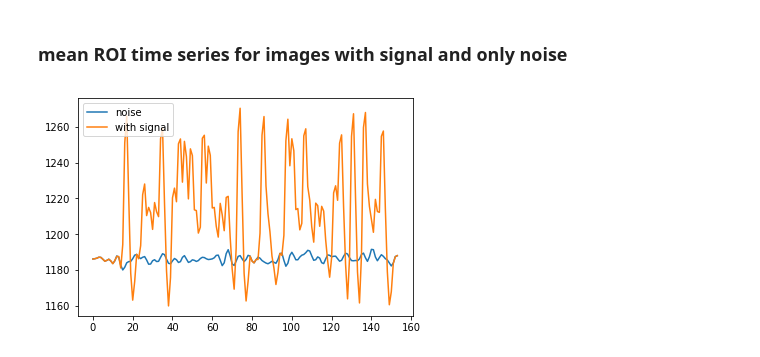
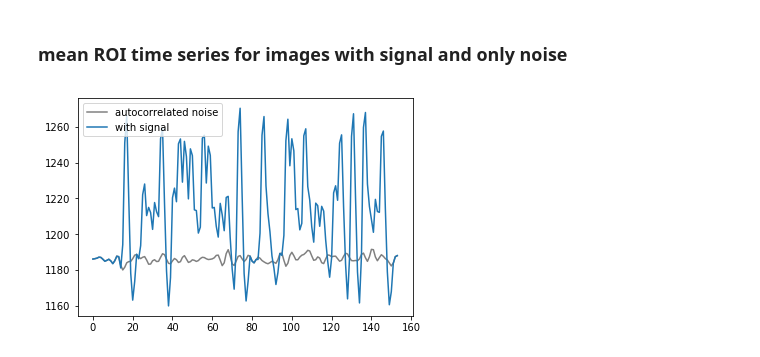
Before and after one commit to oliver-contier/famface-temporal-dynamics, a Jupyter notebook: notebooks/simulation_demo.ipynb, the cells around one changed output. Drawn from its saved outputs; the diff is of its cells as text; code cells hidden in the pictures.

```diff
--- a/notebooks/simulation_demo.ipynb
+++ b/notebooks/simulation_demo.ipynb
@@ -165,9 +165,9 @@ plt.legend(['familiar', 'unfamiliar'], loc='upper left')
 ms = fmri_dataset(mask)
 # %%
 # plot mean roi time series of noise image
-plt.plot(np.mean(bold_noise.samples[:, ms.samples[0] == 2], axis=1))
+plt.plot(np.mean(bold_noise.samples[:, ms.samples[0] == 2], axis=1), c='grey')
 plt.plot(np.mean(with_signal.samples[:, ms.samples[0] == 2], axis=1))
-plt.legend(['noise', 'with signal'])
+plt.legend(['autocorrelated noise', 'with signal'])
 plt.show()
 # %% [output]
-[figure, old version]
+[figure, new version]
```
